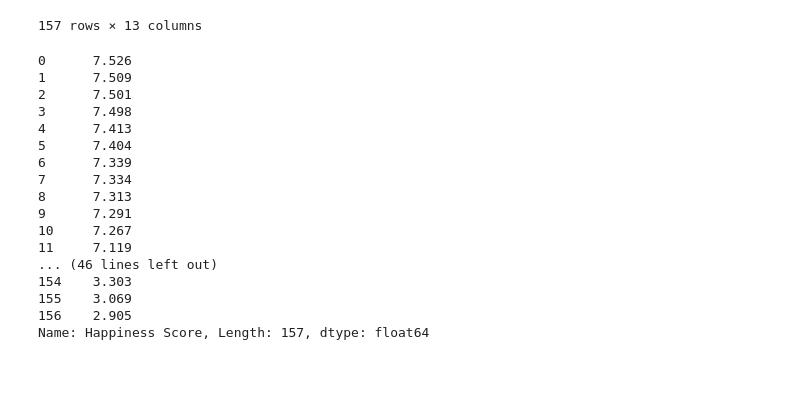
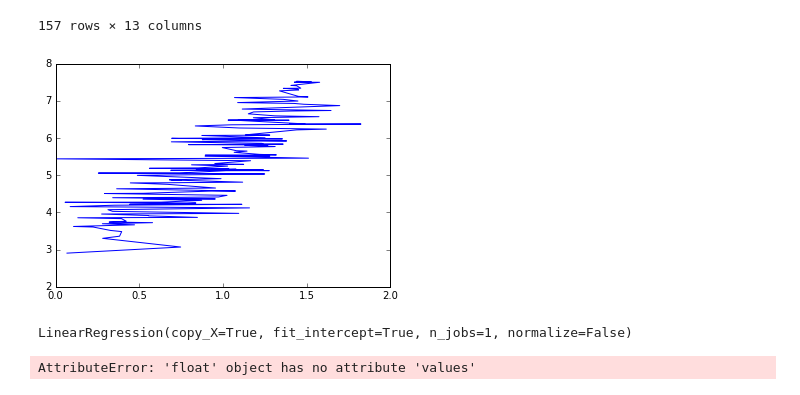
Before and after one commit to cskc97/MachineLearningTuts, a Jupyter notebook: LifeSatisfaction/Linear Regression.ipynb, the cells around one changed output. Saved outputs shown, nothing was run; the diff lists cells and outputs as text; code cells hidden in the pictures.

Commit message:
trained model

```diff
--- a/LifeSatisfaction/Linear Regression.ipynb
+++ b/LifeSatisfaction/Linear Regression.ipynb
@@ -26,24 +28,24 @@ happiness_index_csv
 | 155 | Syria | Middle East and Northern Africa | 156 | 3.069 | 2.936 | 3.202 | ... |
 | 156 | Burundi | Sub-Saharan Africa | 157 | 2.905 | 2.732 | 3.078 | ... |
 157 rows × 13 columns
-# %%
-happiness_score = happiness_index_csv["Happiness Score"]
-happiness_score
-# %% [output]
-0      7.526
-1      7.509
-2      7.501
-3      7.498
-4      7.413
-5      7.404
-6      7.339
-7      7.334
-8      7.313
-9      7.291
-10     7.267
-11     7.119
-... (46 lines left out)
-154    3.303
-155    3.069
-156    2.905
-Name: Happiness Score, Length: 157, dtype: float64
+# %%
+#obtaining the models
+
+happiness_score = happiness_index_csv["Happiness Score"]
+gdp_per_capita = happiness_index_csv["Economy (GDP per Capita)"]
+# %%
+plt.plot(gdp_per_capita,happiness_score)
+plt.show()
+# %% [output]
+[figure, added]
+# %%
+#Creating a model - Linear Regression observed from the graph of the data above.
+model = sklearn.linear_model.LinearRegression()
+model.fit(gdp_per_capita.values.reshape(1,-1),happiness_score.values.reshape(1,-1)) #reshaping done just for the data to work with the sklearn module
+# %% [output]
+LinearRegression(copy_X=True, fit_intercept=True, n_jobs=1, normalize=False)
+# %%
+make_prediction_for_X_value = 1.52000
+print(model.predict(make_prediction_for_X_value.values.reshape(1,-1)))
+# %% [output]
+AttributeError: 'float' object has no attribute 'values'
```
Also changed, not shown: parts of 1 cell of this notebook.
